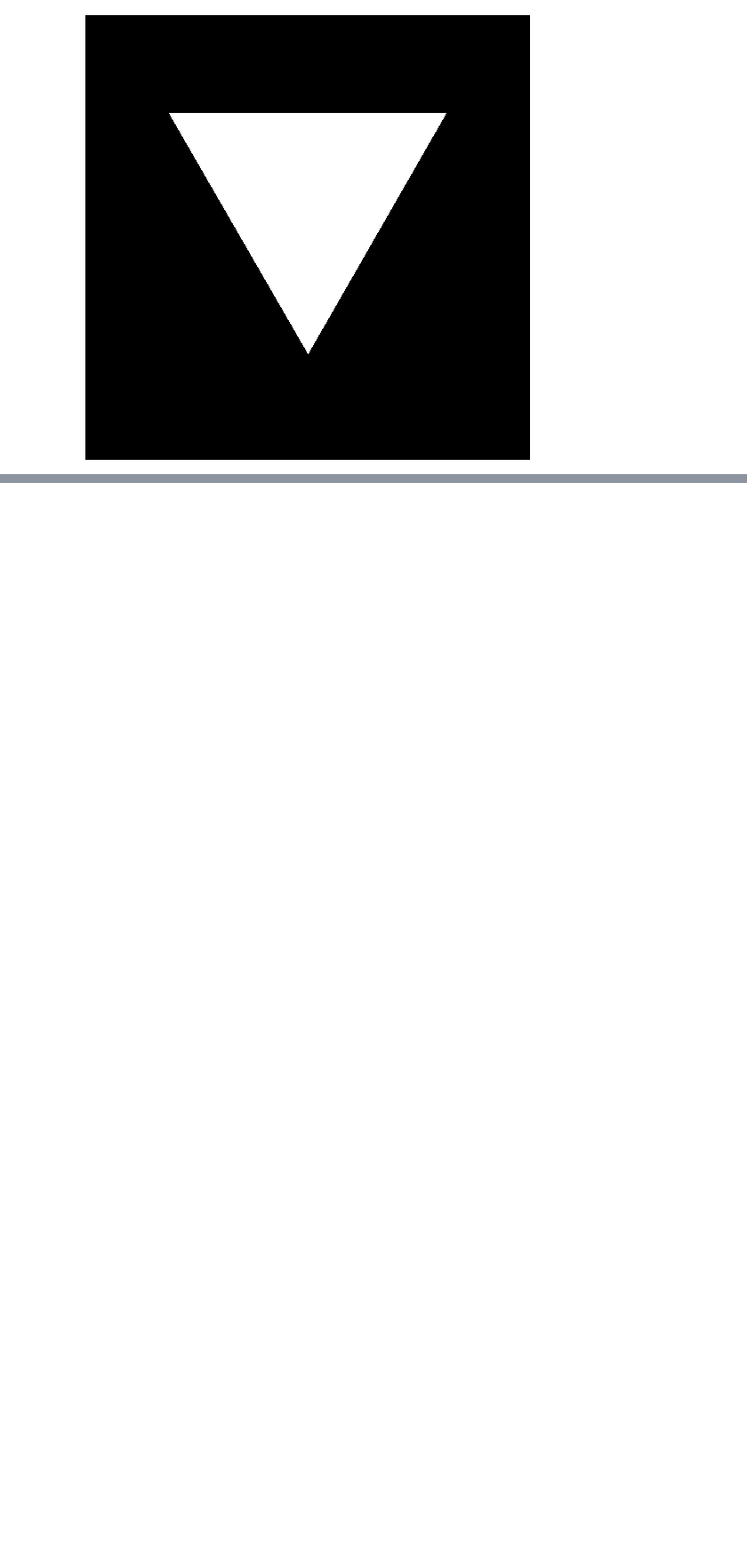
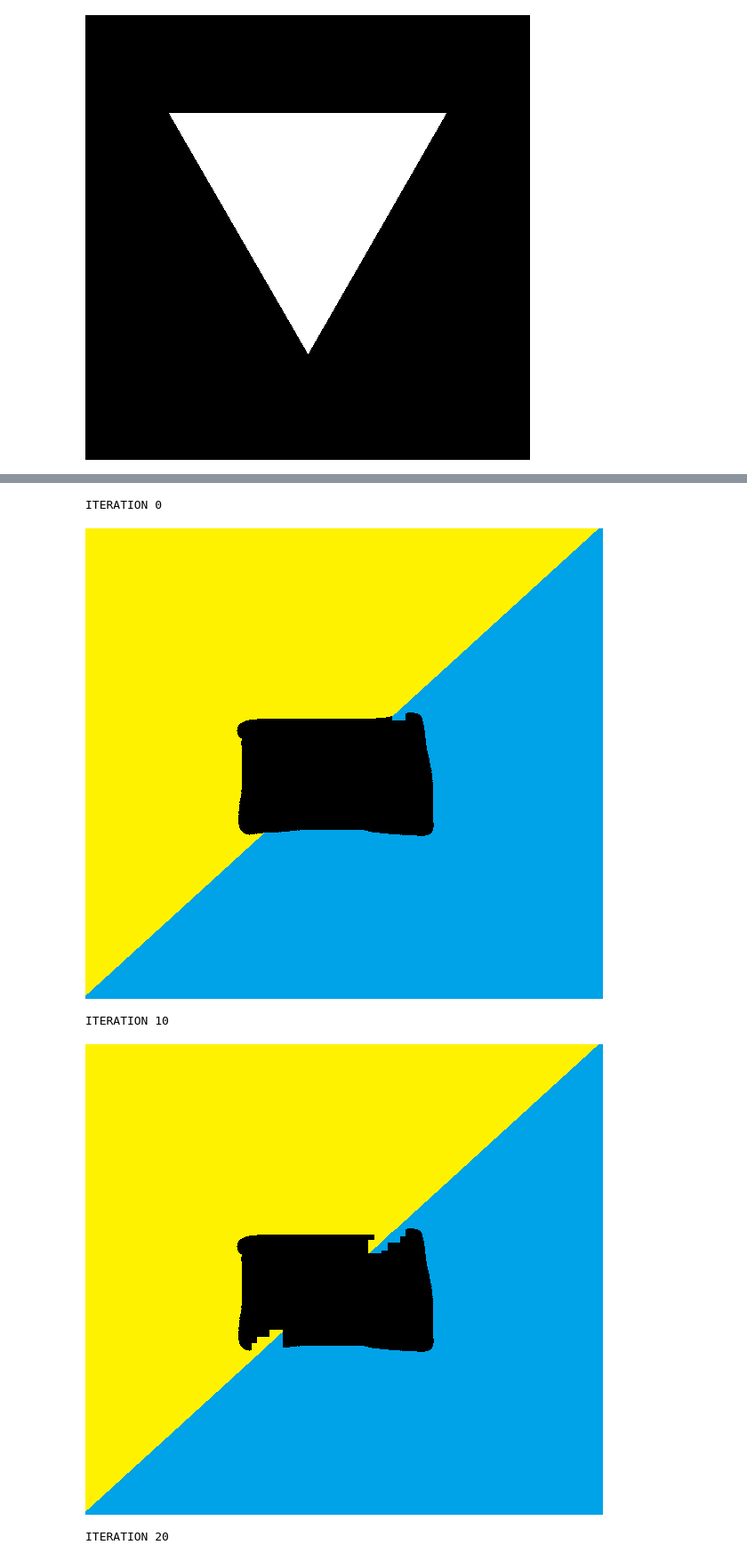
Before and after one commit to KarenKhou/Inpainting_ObjectRemoval, a Jupyter notebook: inpainting.ipynb, the cells around one changed output, grey strips where cells are left out. Shown: that part at 89% size. Cells and saved outputs as stored; diff of their text form; code cells hidden in the pictures; blank space fills up the shorter version.

```diff
--- a/inpainting.ipynb
+++ b/inpainting.ipynb
@@ -561,0 +464,43 @@ Image.fromarray(test_img).save("data_values_over_gray.png")
+# %%
+img = read_image("image_incomplete.png")
+mask = read_image("mask.png", mask = True)
+i = Inpainting(img, mask, 15)
+
+i.init_confidence()
+
+for it in range(100+1):
+  i.update_img_gray()
+  i.update_img_lab()
+  i.update_texels_lab()
+
+  i.update_tgt_mask_grad()
+  i.update_contour_mask()
+  i.update_contour_normal()
+
+  i.update_img_gray_grad()
+  i.update_isophote()
+
+  i.update_data_value()
+  i.update_confidence()
+
+  i.update_priority()
+
+  i.update_chosen_point()
+  i.update_chosen_texel_lab()
+  i.update_texel_change_mask()
+  i.update_texel_lab_distances()
+  i.update_reference_point()
+  i.update_reference_texel_lab()
+
+  i.update_img_rgb_with_new_patch()
+  i.update_tgt_mask_with_new_patch()
+
+  if it % 10 == 0:
+    print(f"\n\nITERATION {it}\n")
+    display_img(i.img_rgb)
+# %% [output]
+ITERATION 0
+[figure, added]
+ITERATION 10
+[figure, added]
+ITERATION 20
```
Also changed, not shown: parts of 21 cells of this notebook.
